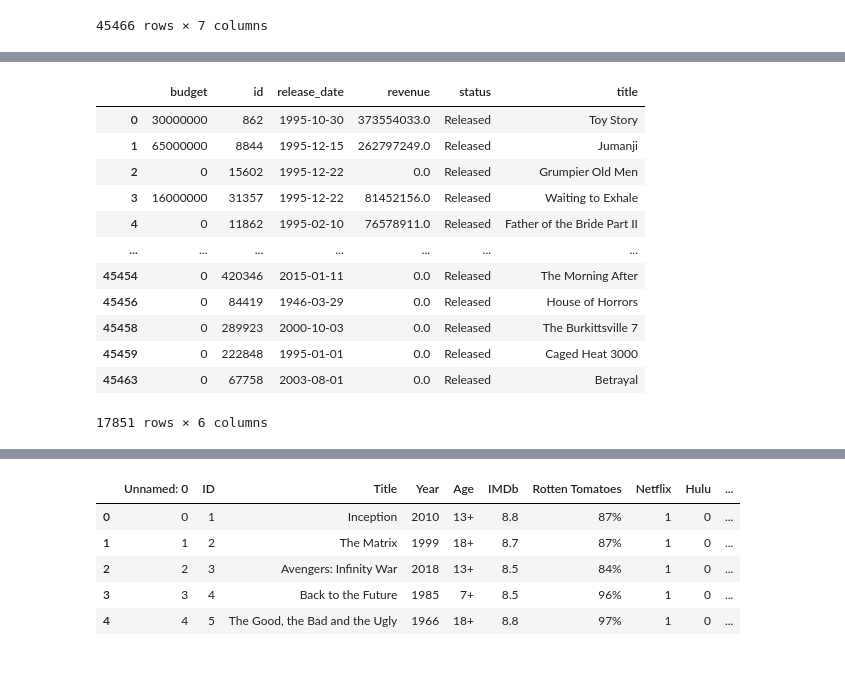
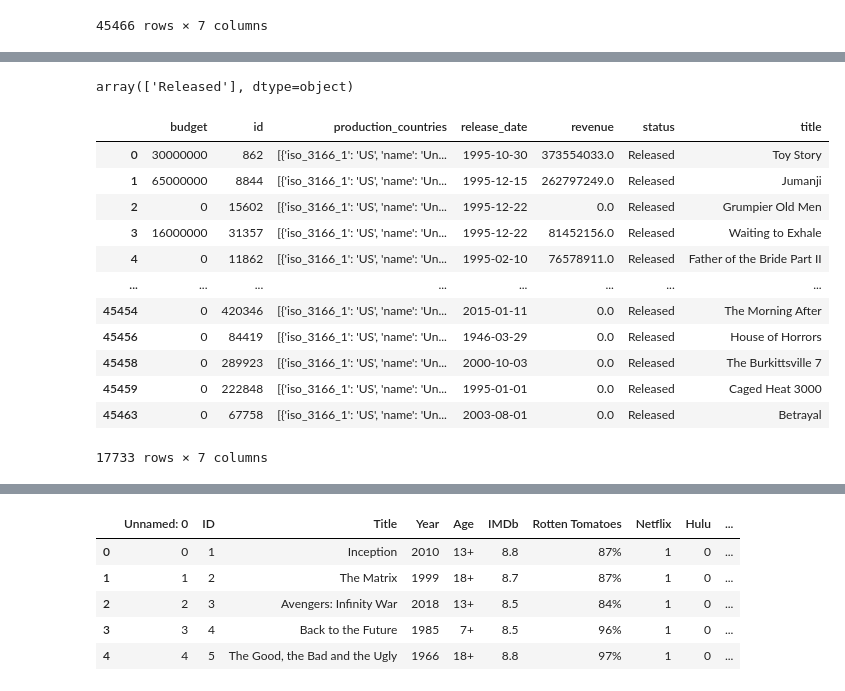
Before and after one commit to RubyRose7/ETL-Project, a Jupyter notebook: Resources/clean_movies.ipynb, the cells around one changed output, grey strips where cells are left out. Cells and saved outputs as stored; diff of their text form; code cells hidden in the pictures.

```diff
--- a/Resources/clean_movies.ipynb
+++ b/Resources/clean_movies.ipynb
@@ -42,3 +47,6 @@ movies_df
 | 45464 | 0 | 227506 | [{'iso_3166_1': 'RU', 'name': 'Ru... | 1917-10-21 | 0.0 | Released | Satan Triumphant |
 | 45465 | 0 | 461257 | [{'iso_3166_1': 'GB', 'name': 'Un... | 2017-06-09 | 0.0 | Released | Queerama |
 45466 rows × 7 columns
+# %%
+movies_US_df= movies_df[movies_df["status"] == "Released"]
+movies_US_df
@@ -45,21 +67,22 @@ movies_df
+# %%
+movies_US_df['status'].unique()
+# %% [output]
+array(['Released'], dtype=object)
 # %%
 # Movies produced only in the US
-movies_US_df= movies_df[movies_df["production_countries"] == "[{'iso_3166_1': 'US', 'name': 'United States of America'}]"]
+movies_US_df= movies_US_df[movies_US_df["production_countries"] == "[{'iso_3166_1': 'US', 'name': 'United States of America'}]"]
+movies_US_df
+# %% [output]
+|  | budget | id | production_countries | release_date | revenue | status | title |
+| 0 | 30000000 | 862 | [{'iso_3166_1': 'US', 'name': 'Un... | 1995-10-30 | 373554033.0 | Released | Toy Story |
+| 1 | 65000000 | 8844 | [{'iso_3166_1': 'US', 'name': 'Un... | 1995-12-15 | 262797249.0 | Released | Jumanji |
+| 2 | 0 | 15602 | [{'iso_3166_1': 'US', 'name': 'Un... | 1995-12-22 | 0.0 | Released | Grumpier Old Men |
+| 3 | 16000000 | 31357 | [{'iso_3166_1': 'US', 'name': 'Un... | 1995-12-22 | 81452156.0 | Released | Waiting to Exhale |
+| 4 | 0 | 11862 | [{'iso_3166_1': 'US', 'name': 'Un... | 1995-02-10 | 76578911.0 | Released | Father of the Bride Part II |
+| ... | ... | ... | ... | ... | ... | ... | ... |
+| 45454 | 0 | 420346 | [{'iso_3166_1': 'US', 'name': 'Un... | 2015-01-11 | 0.0 | Released | The Morning After |
+| 45456 | 0 | 84419 | [{'iso_3166_1': 'US', 'name': 'Un... | 1946-03-29 | 0.0 | Released | House of Horrors |
+| 45458 | 0 | 289923 | [{'iso_3166_1': 'US', 'name': 'Un... | 2000-10-03 | 0.0 | Released | The Burkittsville 7 |
+| 45459 | 0 | 222848 | [{'iso_3166_1': 'US', 'name': 'Un... | 1995-01-01 | 0.0 | Released | Caged Heat 3000 |
+| 45463 | 0 | 67758 | [{'iso_3166_1': 'US', 'name': 'Un... | 2003-08-01 | 0.0 | Released | Betrayal |
+17733 rows × 7 columns
-# %%
-movies_US_df= movies_df[movies_df["production_countries"] == "[{'iso_3166_1': 'US', 'name': 'United States of America'}]"]
-movies_US_df = movies_US_df.drop(columns=["production_countries"])
-movies_US_df
-# %% [output]
-|  | budget | id | release_date | revenue | status | title |
-| 0 | 30000000 | 862 | 1995-10-30 | 373554033.0 | Released | Toy Story |
-| 1 | 65000000 | 8844 | 1995-12-15 | 262797249.0 | Released | Jumanji |
-| 2 | 0 | 15602 | 1995-12-22 | 0.0 | Released | Grumpier Old Men |
-| 3 | 16000000 | 31357 | 1995-12-22 | 81452156.0 | Released | Waiting to Exhale |
-| 4 | 0 | 11862 | 1995-02-10 | 76578911.0 | Released | Father of the Bride Part II |
-| ... | ... | ... | ... | ... | ... | ... |
-| 45454 | 0 | 420346 | 2015-01-11 | 0.0 | Released | The Morning After |
-| 45456 | 0 | 84419 | 1946-03-29 | 0.0 | Released | House of Horrors |
-| 45458 | 0 | 289923 | 2000-10-03 | 0.0 | Released | The Burkittsville 7 |
-| 45459 | 0 | 222848 | 1995-01-01 | 0.0 | Released | Caged Heat 3000 |
-| 45463 | 0 | 67758 | 2003-08-01 | 0.0 | Released | Betrayal |
-17851 rows × 6 columns
```
Also changed, not shown: parts of 10 cells of this notebook.
